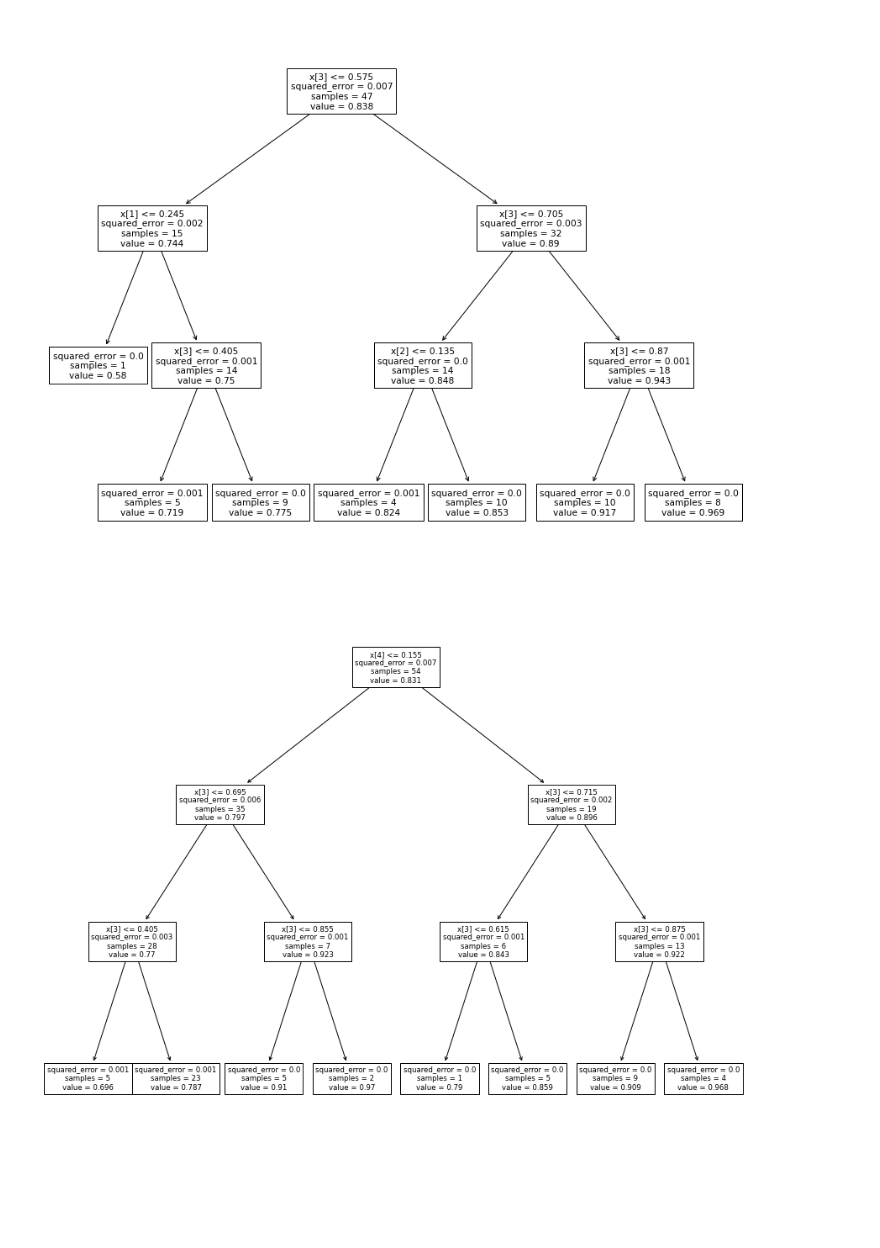
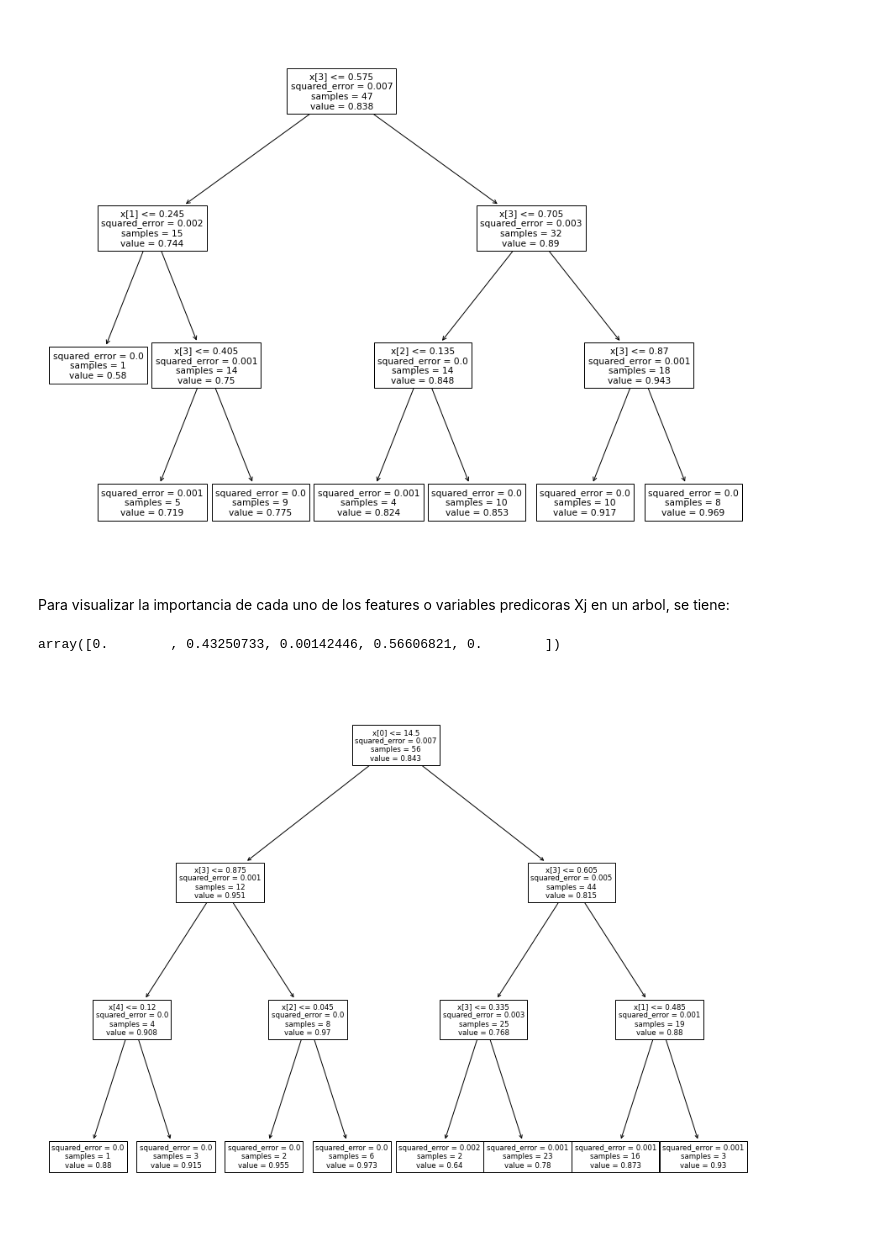
Before and after one commit to Sergio-Ibarra-1795/Diplomado_UNAM_DC_Full_gitHub, a Jupyter notebook: Modulo6_Aprendizaje_supervisado/05-Bosque_de_Regresion.ipynb, the cells around one changed output. Drawn from its saved outputs; the diff is of its cells as text; code cells hidden in the pictures; blank space fills up the shorter version.

Commit message:
Agregando ejercicio de Bosque de Regression

```diff
--- a/Modulo6_Aprendizaje_supervisado/05-Bosque_de_Regresion.ipynb
+++ b/Modulo6_Aprendizaje_supervisado/05-Bosque_de_Regresion.ipynb
@@ -123,12 +124,18 @@ tree.plot_tree(bosque.estimators_[0])
 plt.show()
 # %% [output]
 [figure]
+# %% [markdown]
+Para visualizar la importancia de cada uno de los features o variables predicoras Xj en un arbol, se tiene:
+# %%
+bosque.estimators_[0].feature_importances_
+# %% [output]
+array([0.        , 0.43250733, 0.00142446, 0.56606821, 0.        ])
 # %%
 import matplotlib.pyplot as plt
 from sklearn import tree
 
 plt.figure(figsize=(15,12))
-tree.plot_tree(bosque.estimators_[30])
+tree.plot_tree(bosque.estimators_[90])
 plt.show()
 # %% [output]
-[figure, old version]
+[figure, new version]
```
Also changed, not shown: parts of 2 cells of this notebook, 2 other files.
